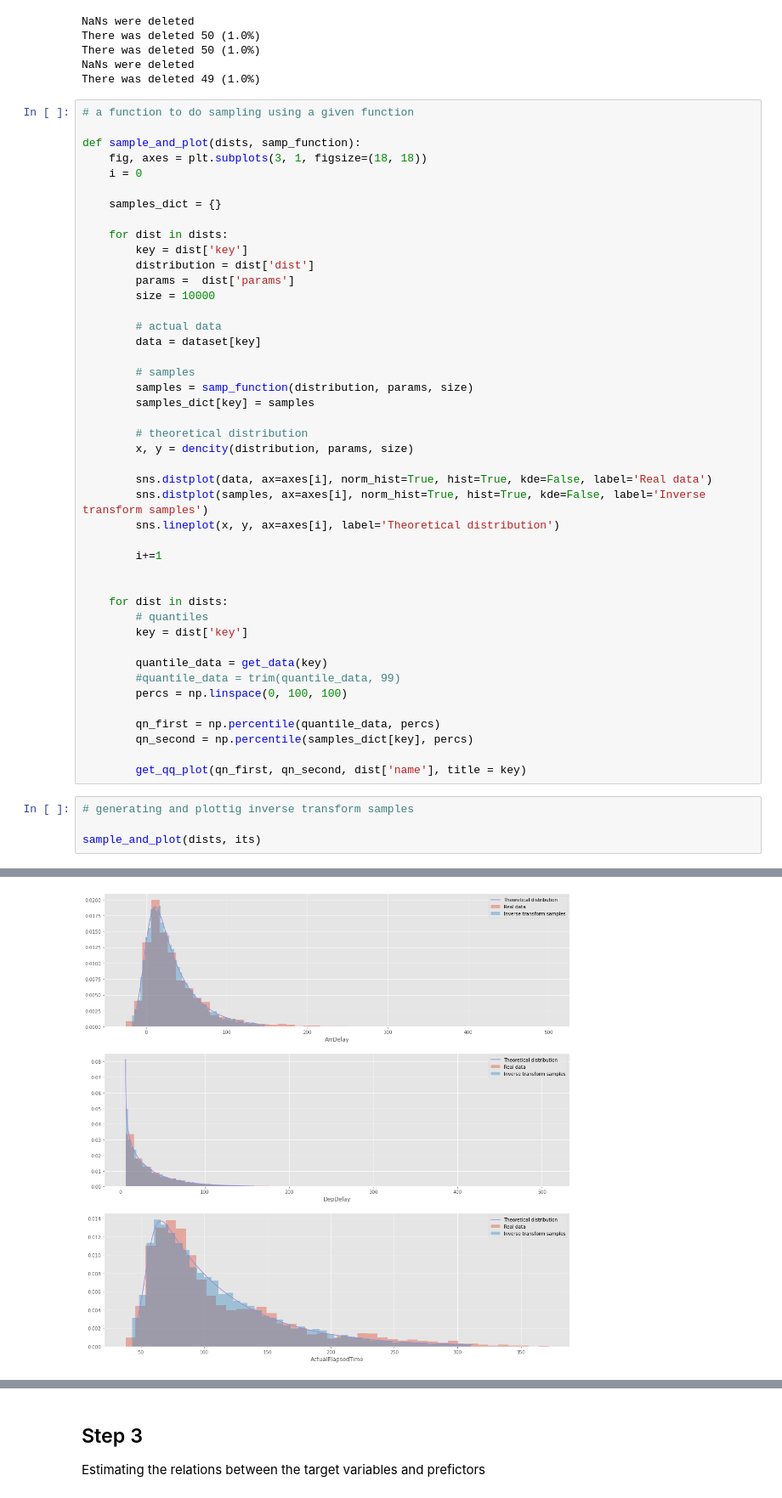
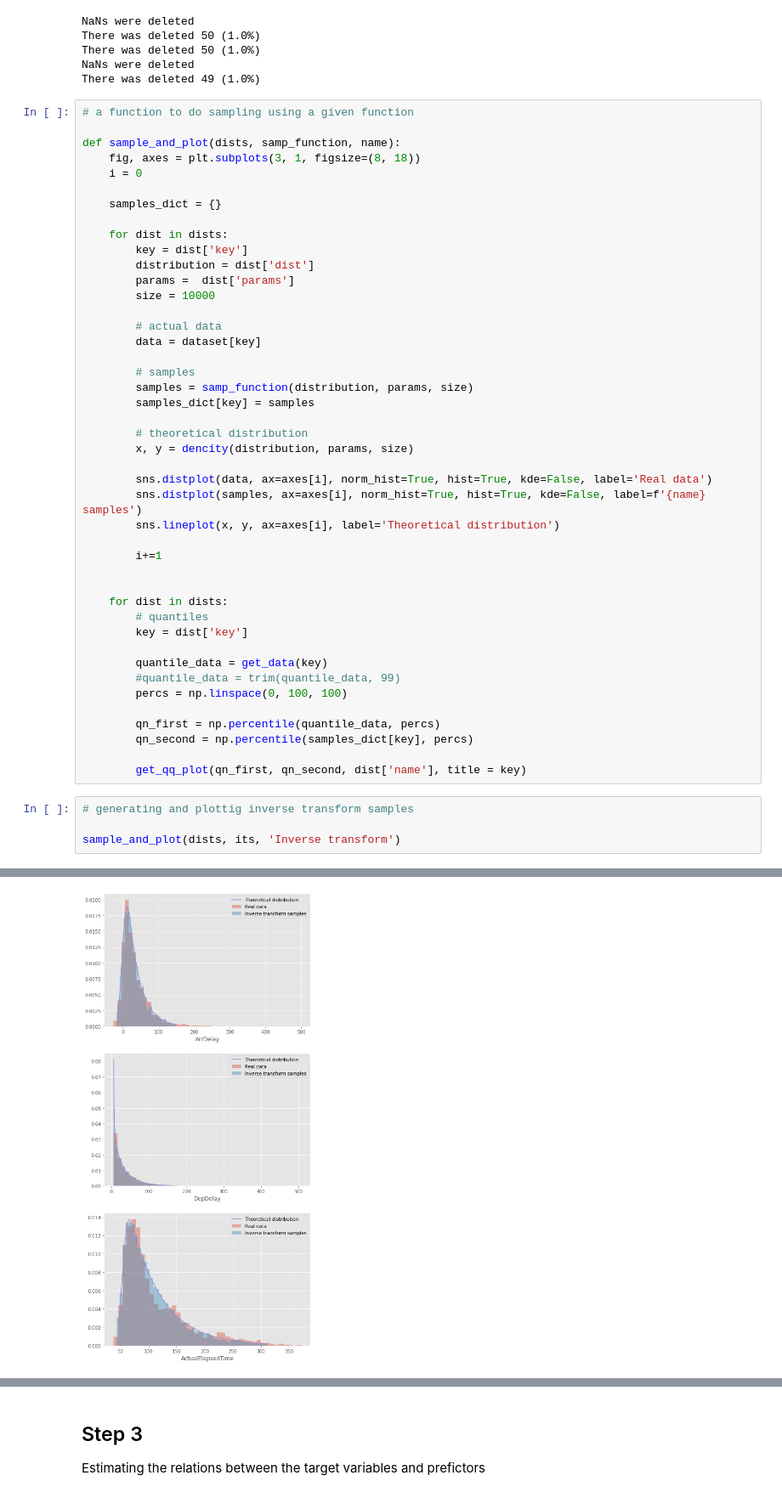
Before and after one commit to vvoronin96/MM_MDA, a Jupyter notebook: Lab 3.ipynb, the cells around one changed output, grey strips where cells are left out. Shown at 85% size. Drawn from its saved outputs; the diff is of its cells as text.

```diff
--- a/Lab 3.ipynb
+++ b/Lab 3.ipynb
@@ -308,8 +262,8 @@ There was deleted 49 (1.0%)
 # %%
 # a function to do sampling using a given function
 
-def sample_and_plot(dists, samp_function):
-    fig, axes = plt.subplots(3, 1, figsize=(18, 18))
+def sample_and_plot(dists, samp_function, name):
+    fig, axes = plt.subplots(3, 1, figsize=(8, 18))
     i = 0
 
     samples_dict = {}
@@ -331,7 +285,7 @@ def sample_and_plot(dists, samp_function):
         x, y = dencity(distribution, params, size)
 
         sns.distplot(data, ax=axes[i], norm_hist=True, hist=True, kde=False, label='Real data')
-        sns.distplot(samples, ax=axes[i], norm_hist=True, hist=True, kde=False, label='Inverse transform samples')
+        sns.distplot(samples, ax=axes[i], norm_hist=True, hist=True, kde=False, label=f'{name} samples')
         sns.lineplot(x, y, ax=axes[i], label='Theoretical distribution')
 
         i+=1
@@ -352,7 +306,7 @@ def sample_and_plot(dists, samp_function):
 # %%
 # generating and plottig inverse transform samples
 
-sample_and_plot(dists, its)
+sample_and_plot(dists, its, 'Inverse transform')
 # %% [output]
 NaNs were deleted
-[figure, old version]
+[figure, new version]
```
Also changed, not shown: parts of 10 cells of this notebook.
